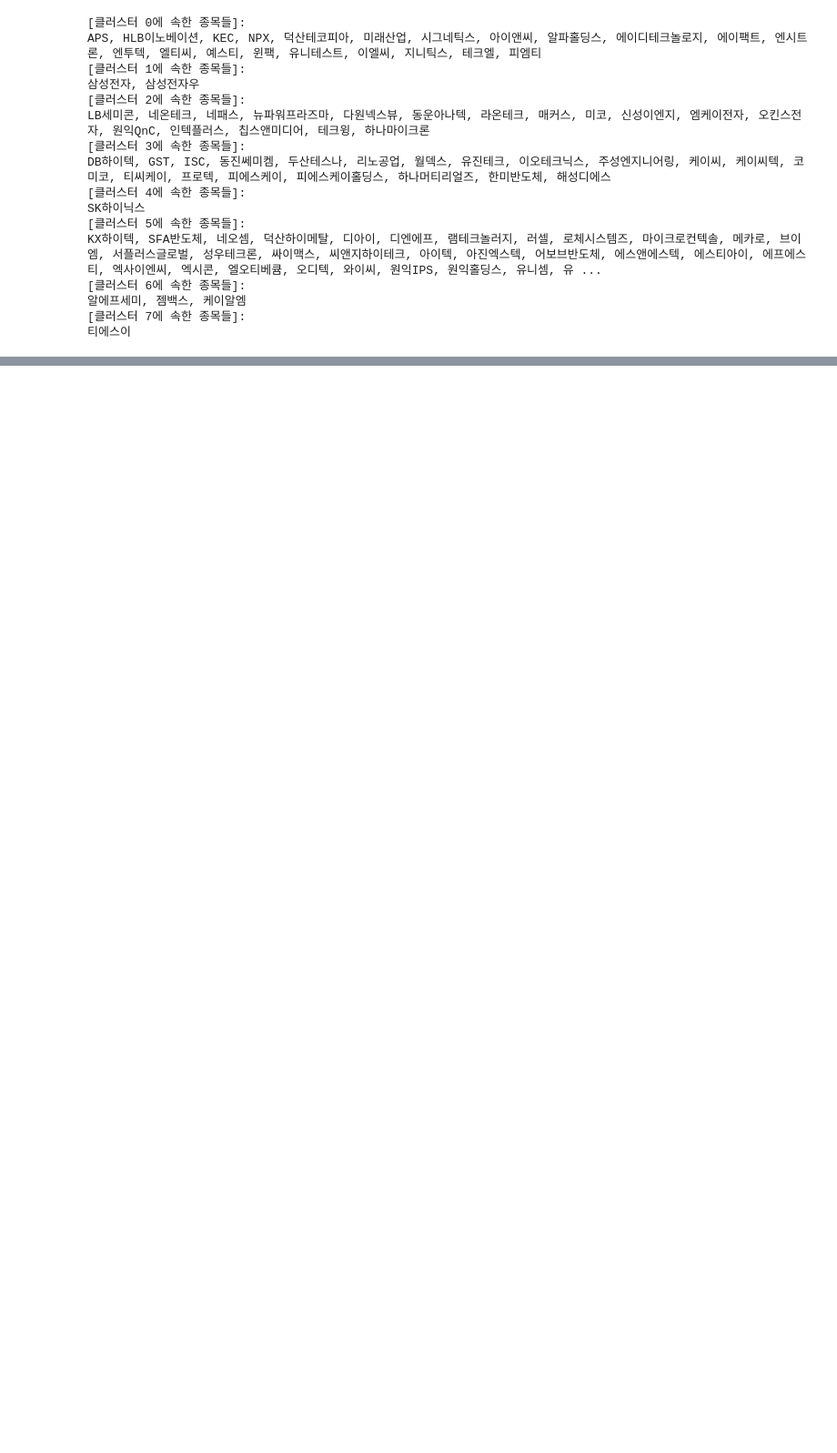
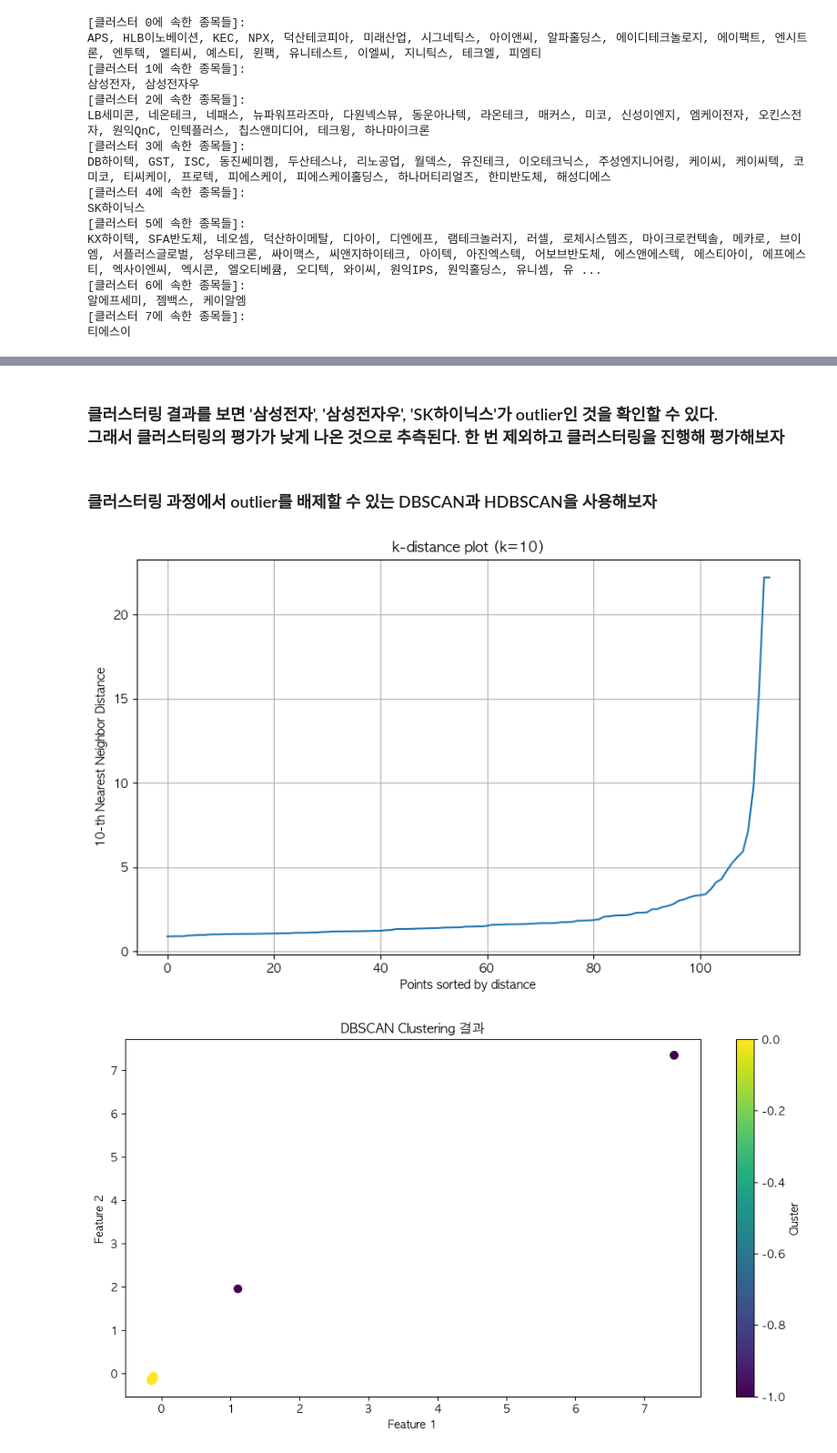
Before and after one commit to susungpark/SW-Capstone-Design, a Jupyter notebook: modeling.ipynb, the cells around one changed output, grey strips where cells are left out. Shown at 91% size. Drawn from its saved outputs; the diff is of its cells as text; code cells hidden in the pictures; blank space fills up the shorter version.

```diff
--- a/modeling.ipynb
+++ b/modeling.ipynb
@@ -267,0 +284,63 @@ KX하이텍, SFA반도체, 네오셈, 덕산하이메탈, 디아이, 디엔에
+# %% [markdown]
+### 클러스터링 결과를 보면 '삼성전자', '삼성전자우', 'SK하이닉스'가 outlier인 것을 확인할 수 있다. <br> 그래서 클러스터링의 평가가 낮게 나온 것으로 추측된다. 한 번 제외하고 클러스터링을 진행해 평가해보자
+# %% [markdown]
+### 클러스터링 과정에서 outlier를 배제할 수 있는 DBSCAN과 HDBSCAN을 사용해보자
+# %%
+# DBSCAN 클러스터링
+# eps: 두 데이터가 이 거리 이내에 있으면 같은 클러스터로 판단
+# min_samples: 클러스터를 형성하기 위해 이웃으로 존재해야 하는 최소 샘플의 수
+# eps는 보통 'k-distance plot'을 그려서 설정함.
+# min_samples는 일반적으로 feature의 수보다 크게 설정함 (즉, 19 이상)
+dbscan = DBSCAN(eps=5, min_samples=15) # 샘플 수가 114개, feature가 19개 이기 때문에 min_samples는 10 ~ 20 사이로 설정
+dbscan_labels = dbscan.fit_predict(X_scaled)
+
+# # HDBSCAN 클러스터링
+# # min_cluster_size: 하나의 클러스터가 가져야 하는 최소 샘플의 수
+# # min_samples: noise에 얼마나 민감할지를 결정하는 파라미터 (클러스터 내부 data의 수를 기준으로 함)
+# hdbscan_clusterer = hdbscan.HDBSCAN(min_cluster_size=12, min_samples=10) # min_cluster)size는 10 ~ 20 사이 (클러스터가 작게 분할되길 원하면 낮게 설정하고, 안정적으로 크게 묶고 싶으면 높게 설정함), miin_samples는 클러스터 내에서의 밀도 기준을 정함. 일반적으로 min_cluster_size와 같거나 작게 설정함
+# hdbscan_labels = hdbscan_clusterer.fit_predict(X_scaled)
+
+# # 클러스터링 결과를 데이터프레임에 추가
+# df['DBSCAN_Cluster'] = dbscan_labels
+# df['HDBSCAN_Cluster'] = hdbscan_labels
+
+
+
+# DBSCAN 분석을 위한 k-distance plot
+k = 10  # 일반적으로 log(n) 또는 feature 수 기준
+neigh = NearestNeighbors(n_neighbors=k)
+nbrs = neigh.fit(X_scaled)
+distances, indices = nbrs.kneighbors(X_scaled)
+
+# 각 포인트에 대해 k번째 이웃 거리 추출 후 정렬
+k_distances = np.sort(distances[:, -1])
+
+# 그래프 출력
+plt.figure(figsize=(10, 6))
+plt.plot(k_distances)
+plt.xlabel("Points sorted by distance")
+plt.ylabel(f"{k}-th Nearest Neighbor Distance")
+plt.title(f"k-distance plot (k={k})")
+plt.grid(True)
+plt.show()
+
+# DBSCAN 결과 시각화
+plt.figure(figsize=(12, 6))
+plt.scatter(X_scaled[:, 0], X_scaled[:, 1], c=dbscan_labels, cmap='viridis', s=50)
+plt.title("DBSCAN Clustering 결과")
+plt.xlabel("Feature 1")
+plt.ylabel("Feature 2")
+plt.colorbar(label="Cluster")
+plt.show()
+
+# # HDBSCAN 결과 시각화
+# plt.figure(figsize=(12, 6))
+# plt.scatter(X_scaled[:, 0], X_scaled[:, 1], c=hdbscan_labels, cmap='viridis', s=50)
+# plt.title("HDBSCAN Clustering 결과")
+# plt.xlabel("Feature 1")
+# plt.ylabel("Feature 2")
+# plt.colorbar(label="Cluster")
+# plt.show()
+# %% [output]
+[figure, added]
+[figure, added]
```
Also changed, not shown: parts of 9 cells of this notebook.
